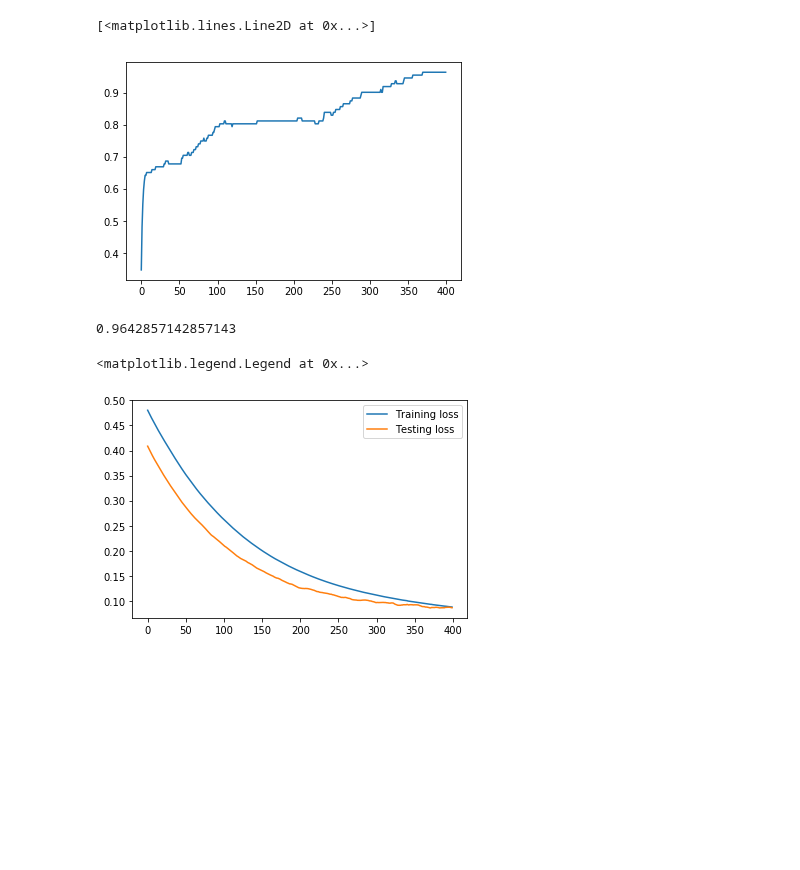
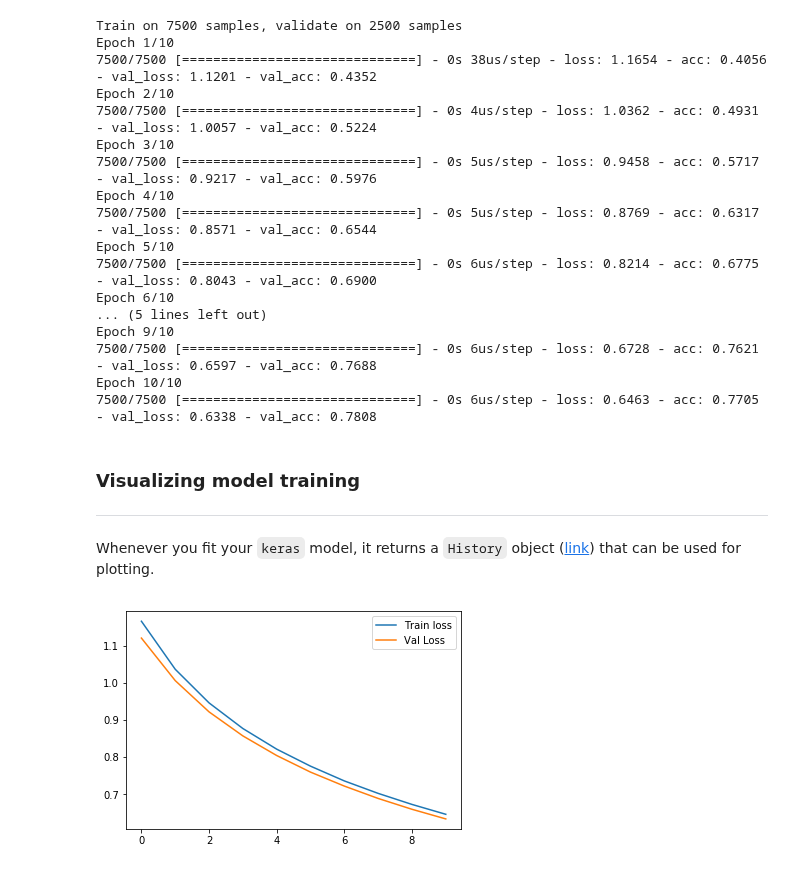
Before and after one commit to ga-curriculum/lesson-keras, a Jupyter notebook: solution-code/solution-code.ipynb, the cells around one changed output. Drawn from its saved outputs; the diff is of its cells as text; code cells hidden in the pictures; blank space fills up the shorter version.

```diff
--- a/solution-code/solution-code.ipynb
+++ b/solution-code/solution-code.ipynb
@@ -240,0 +253,2 @@ model.add(Dense(n_output, activation='softmax'))
+# %%
+X_train, X_test, y_train, y_test = train_test_split(X, y, random_state=42)
@@ -240,0 +260,4 @@ model.add(Dense(n_output, activation='softmax'))
+# %%
+ss = StandardScaler()
+X_train_sc = ss.fit_transform(X_train)
+X_test_sc = ss.transform(X_test)
@@ -240,0 +274,6 @@ model.add(Dense(n_output, activation='softmax'))
+# %%
+model = Sequential()
+model.add(Dense(32,
+                input_shape=(20,),
+                activation='relu'))
+model.add(Dense(3, activation='softmax'))
@@ -243,21 +298,31 @@ model.compile(loss='categorical_crossentropy', optimizer='adam', metrics=['accur
 # %%
-history = model.fit(X_train, y_train, validation_data=(X_test, y_test),
-                    epochs=400, batch_size=None, verbose=0)
+history = model.fit(X_train_sc, y_train, validation_data=(X_test_sc, y_test), epochs=10, batch_size=512)
+# %% [output]
+Train on 7500 samples, validate on 2500 samples
+Epoch 1/10
+7500/7500 [==============================] - 0s 38us/step - loss: 1.1654 - acc: 0.4056 - val_loss: 1.1201 - val_acc: 0.4352
+Epoch 2/10
+7500/7500 [==============================] - 0s 4us/step - loss: 1.0362 - acc: 0.4931 - val_loss: 1.0057 - val_acc: 0.5224
+Epoch 3/10
+7500/7500 [==============================] - 0s 5us/step - loss: 0.9458 - acc: 0.5717 - val_loss: 0.9217 - val_acc: 0.5976
+Epoch 4/10
+7500/7500 [==============================] - 0s 5us/step - loss: 0.8769 - acc: 0.6317 - val_loss: 0.8571 - val_acc: 0.6544
+Epoch 5/10
+7500/7500 [==============================] - 0s 6us/step - loss: 0.8214 - acc: 0.6775 - val_loss: 0.8043 - val_acc: 0.6900
+Epoch 6/10
+... (5 lines left out)
+Epoch 9/10
+7500/7500 [==============================] - 0s 6us/step - loss: 0.6728 - acc: 0.7621 - val_loss: 0.6597 - val_acc: 0.7688
+Epoch 10/10
+7500/7500 [==============================] - 0s 6us/step - loss: 0.6463 - acc: 0.7705 - val_loss: 0.6338 - val_acc: 0.7808
-# %%
-plt.plot(history.history['acc'])
-# %% [output]
-[<matplotlib.lines.Line2D at 0x...>]
-[figure, removed]
-# %%
-history.history['acc'][-1]
-# %% [output]
-0.9642857142857143
+# %% [markdown]
+### Visualizing model training
+---
+
+Whenever you fit your `keras` model, it returns a `History` object ([link](https://keras.io/visualization/#training-history-visualization)) that can be used for plotting.
 # %%
-train_loss = history.history['loss']
-test_loss = history.history['val_loss']
-plt.plot(train_loss, label='Training loss')
-plt.plot(test_loss, label='Testing loss')
-plt.legend()
+plt.plot(history.history['loss'], label='Train loss')
+plt.plot(history.history['val_loss'], label='Val Loss')
+plt.legend();
 # %% [output]
-<matplotlib.legend.Legend at 0x...>
-[figure, old version]
+[figure, new version]
```
Also changed, not shown: parts of 69 cells of this notebook.
